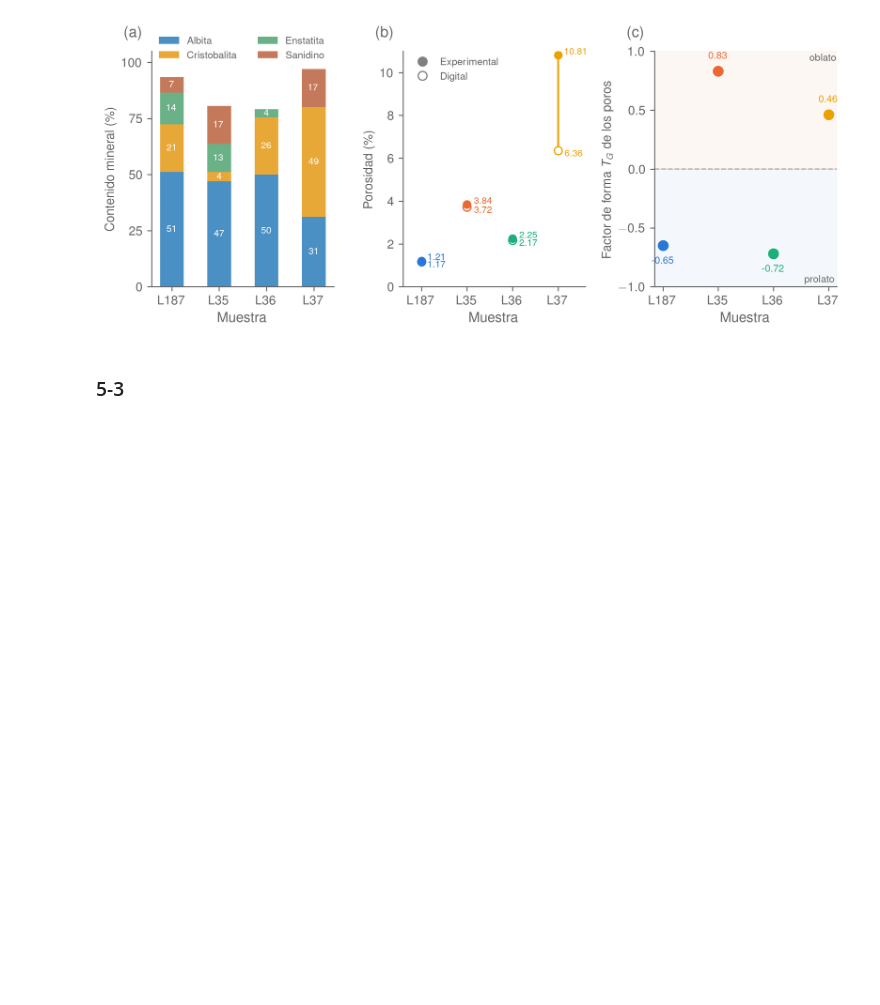
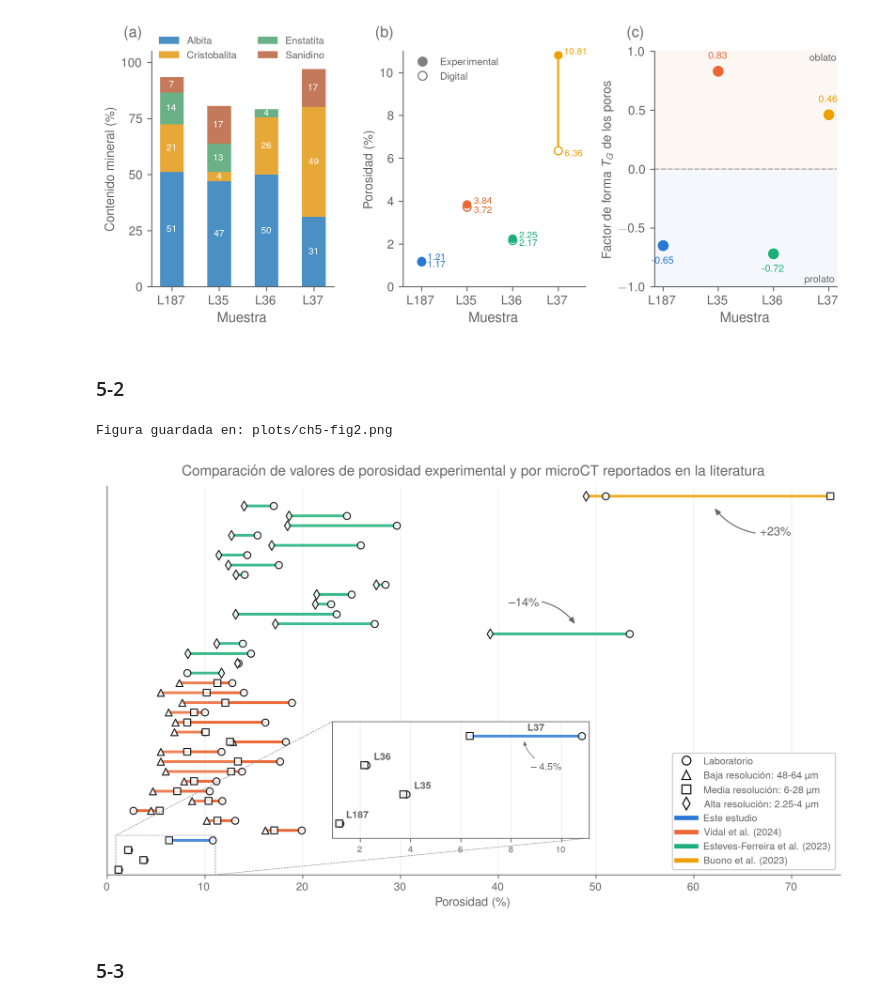
Before and after one commit to jddorellanao/tesisMSc, a Jupyter notebook: ch5.ipynb, the cells around one changed output. Cells and saved outputs as stored; diff of their text form; code cells hidden in the pictures; blank space fills up the shorter version.

```diff
--- a/ch5.ipynb
+++ b/ch5.ipynb
@@ -494,3 +577,6 @@ df['k_agua'] = (df['kxx_agua'] + df['kyy_agua'] + df['kzz_agua']) / 3
 # %%
-df.info()
+df2 = pl.read_csv('datasets/porosityComparison.csv')
+df2 = df2.with_row_index('N', offset=1)
+with pl.Config(tbl_rows=-1, tbl_cols=-1):
+    print(df2.sort('Lab', descending=True))
 # %% [output]
@@ -522,6 +608,13 @@ plot_heterogeneidad(df, save_path='plots/ch5-fig1.png')
 # %% [output]
 Figura guardada en: plots/ch5-fig1.png
 [figure]
+# %% [markdown]
+### 5-2
+# %%
+plot_phiDiffs(df2, save_path='plots/ch5-fig2.png', factor=0.8)
+# %% [output]
+Figura guardada en: plots/ch5-fig2.png
+[figure, added]
 # %% [markdown]
 ### 5-3
 # %%
```
Also changed, not shown: parts of 20 cells of this notebook.
